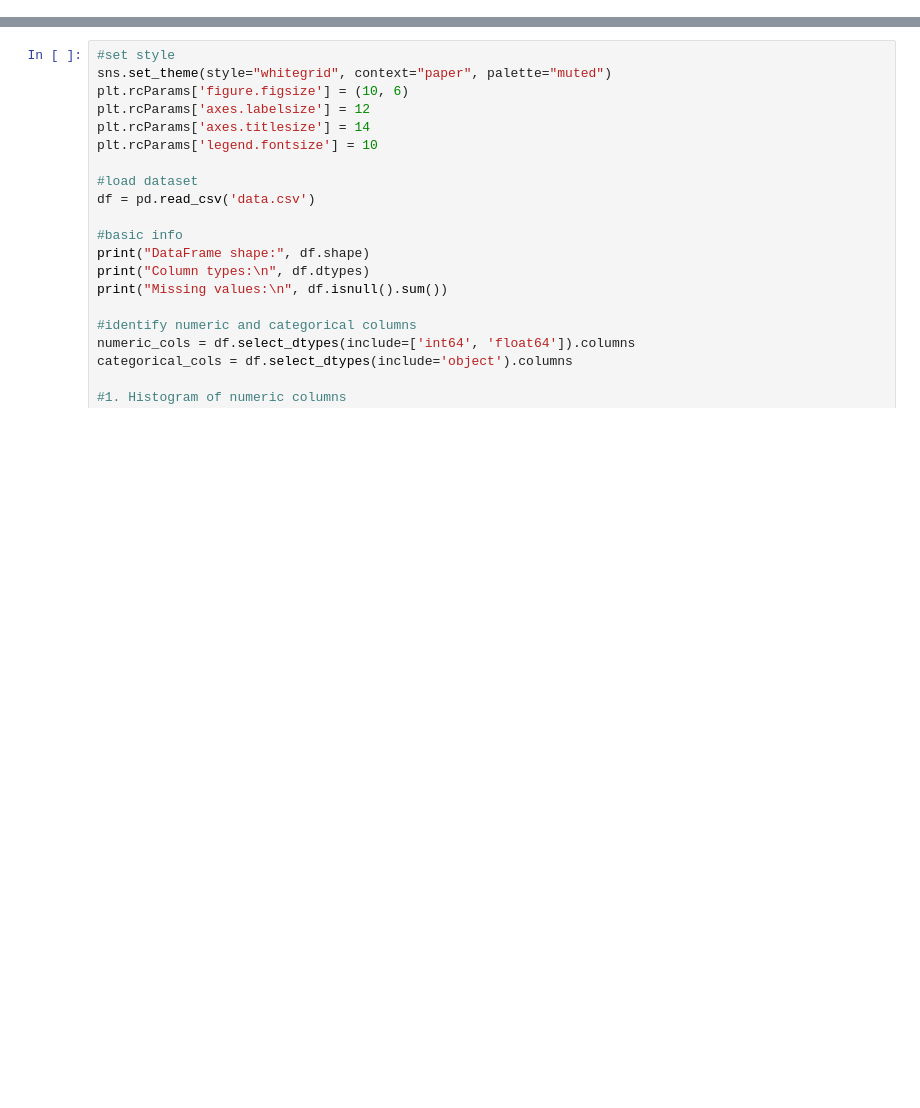
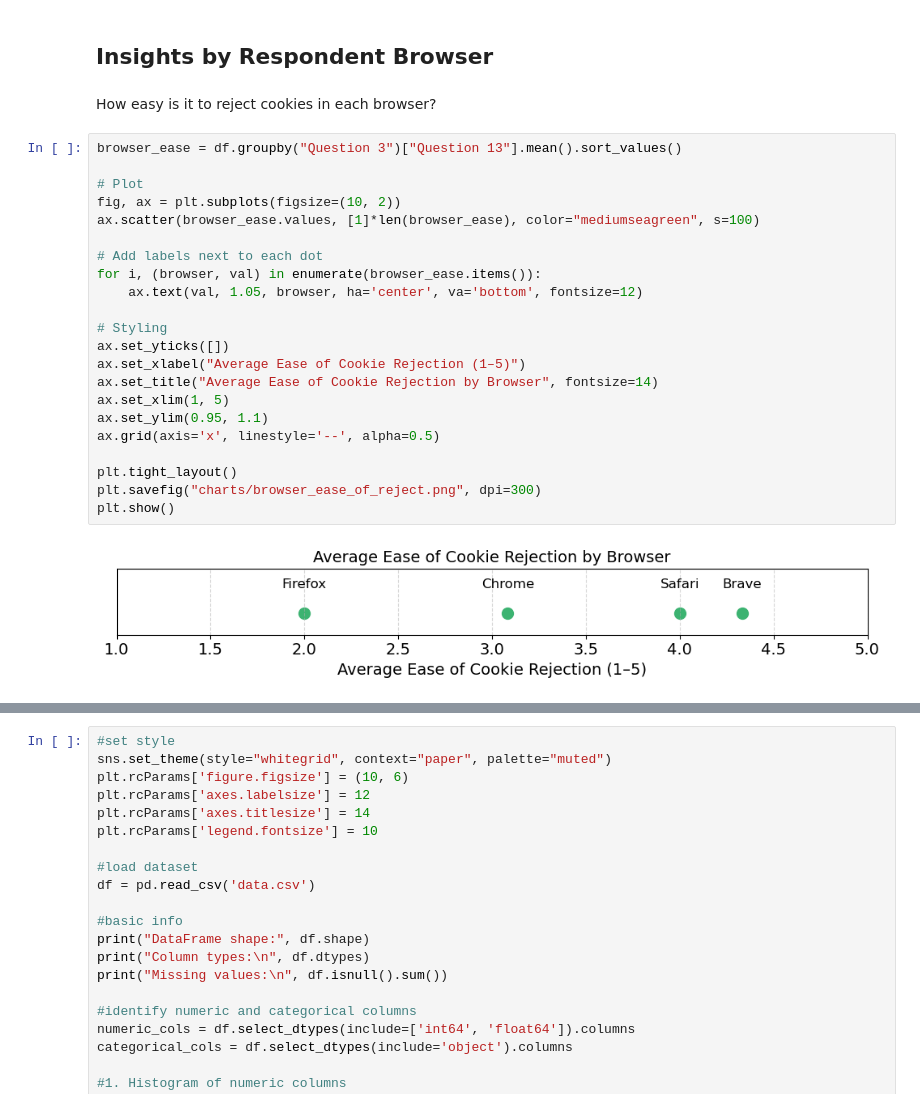
Before and after one commit to TheShai81/data259-cookies, a Jupyter notebook: scripts/visualizations.ipynb, the cells around one changed output, grey strips where cells are left out. Saved outputs shown, nothing was run; the diff lists cells and outputs as text; blank space fills up the shorter version.

```diff
--- a/scripts/visualizations.ipynb
+++ b/scripts/visualizations.ipynb
@@ -7,0 +49,28 @@ from df_transform import encode_answers,
+# %% [markdown]
+## Insights by Respondent Browser
+# %% [markdown]
+How easy is it to reject cookies in each browser?
+# %%
+browser_ease = df.groupby("Question 3")["Question 13"].mean().sort_values()
+
+# Plot
+fig, ax = plt.subplots(figsize=(10, 2))
+ax.scatter(browser_ease.values, [1]*len(browser_ease), color="mediumseagreen", s=100)
+
+# Add labels next to each dot
+for i, (browser, val) in enumerate(browser_ease.items()):
+    ax.text(val, 1.05, browser, ha='center', va='bottom', fontsize=12)
+
+# Styling
+ax.set_yticks([])
+ax.set_xlabel("Average Ease of Cookie Rejection (1–5)")
+ax.set_title("Average Ease of Cookie Rejection by Browser", fontsize=14)
+ax.set_xlim(1, 5)
+ax.set_ylim(0.95, 1.1)
+ax.grid(axis='x', linestyle='--', alpha=0.5)
+
+plt.tight_layout()
+plt.savefig("charts/browser_ease_of_reject.png", dpi=300)
+plt.show()
+# %% [output]
+[figure, added]
```
Also changed, not shown: parts of 17 cells of this notebook, 1 other file.
